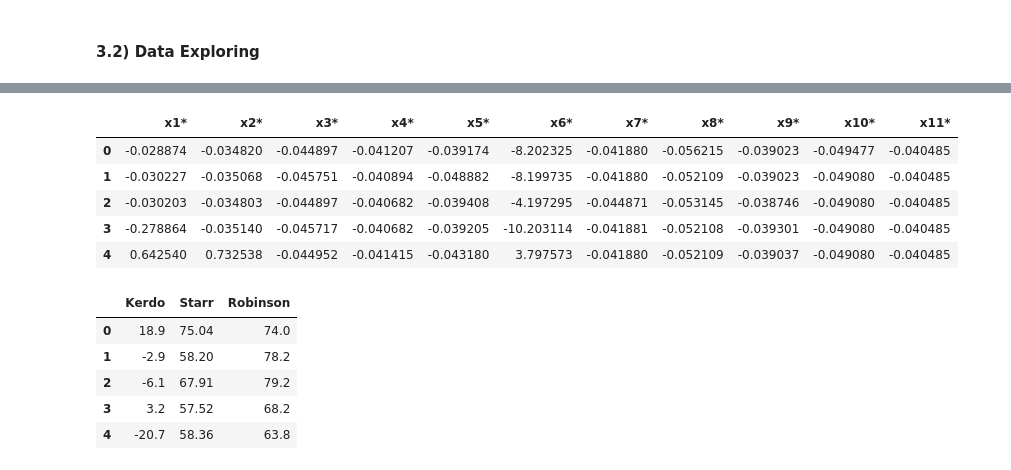
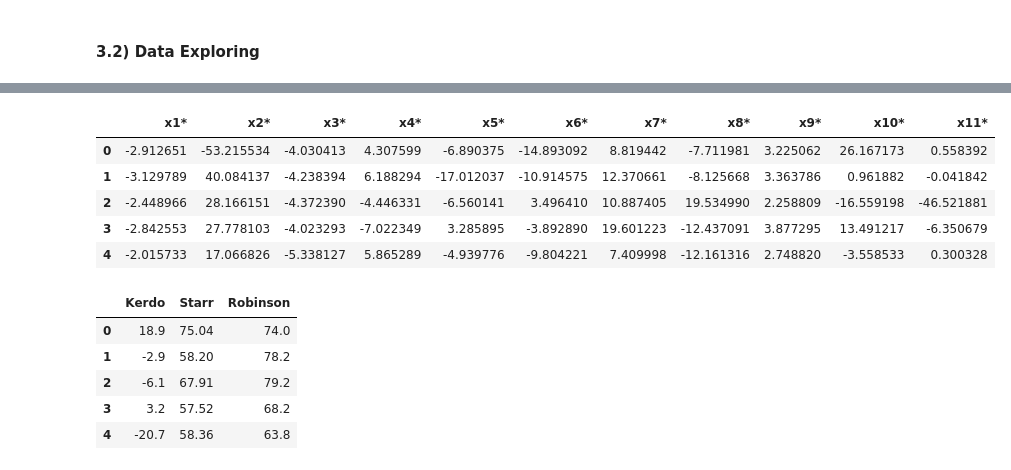
Before and after one commit to HoltechHard/health_index_v2, a Jupyter notebook: Iteration_4/mlops_v6.ipynb, the cells around one changed output, grey strips where cells are left out. Drawn from its saved outputs; the diff is of its cells as text; code cells hidden in the pictures.

```diff
--- a/Iteration_4/mlops_v6.ipynb
+++ b/Iteration_4/mlops_v6.ipynb
@@ -8,7 +8,7 @@ import pandas as pd
 import matplotlib.pyplot as plt
 # %%
 # load X 11-d dimensionality reducted
-data_inputs = pd.read_excel("dataset/compressed_11d_v2.xlsx")
+data_inputs = pd.read_excel("dataset/compressed_to_11d.xlsx")
 data_inputs.head()
 # %% [output]
 |  | x1* | x2* | x3* | x4* | x5* | x6* | x7* | x8* | x9* | x10* | x11* |
@@ -100,11 +325,11 @@ hist_frequencies(data_indexes, bins = 8)
 # %%
-x_all = data_indexes.iloc[:, :-3]
-x_all.head()
+x = data_indexes.iloc[:, :-3]
+x.head()
 # %% [output]
 |  | x1* | x2* | x3* | x4* | x5* | x6* | x7* | x8* | x9* | x10* | x11* |
-| 0 | -0.028874 | -0.034820 | -0.044897 | -0.041207 | -0.039174 | -8.202325 | -0.041880 | -0.056215 | -0.039023 | -0.049477 | -0.040485 |
-| 1 | -0.030227 | -0.035068 | -0.045751 | -0.040894 | -0.048882 | -8.199735 | -0.041880 | -0.052109 | -0.039023 | -0.049080 | -0.040485 |
-| 2 | -0.030203 | -0.034803 | -0.044897 | -0.040682 | -0.039408 | -4.197295 | -0.044871 | -0.053145 | -0.038746 | -0.049080 | -0.040485 |
-| 3 | -0.278864 | -0.035140 | -0.045717 | -0.040682 | -0.039205 | -10.203114 | -0.041881 | -0.052108 | -0.039301 | -0.049080 | -0.040485 |
-| 4 | 0.642540 | 0.732538 | -0.044952 | -0.041415 | -0.043180 | 3.797573 | -0.041880 | -0.052109 | -0.039037 | -0.049080 | -0.040485 |
+| 0 | -2.912651 | -53.215534 | -4.030413 | 4.307599 | -6.890375 | -14.893092 | 8.819442 | -7.711981 | 3.225062 | 26.167173 | 0.558392 |
+| 1 | -3.129789 | 40.084137 | -4.238394 | 6.188294 | -17.012037 | -10.914575 | 12.370661 | -8.125668 | 3.363786 | 0.961882 | -0.041842 |
+| 2 | -2.448966 | 28.166151 | -4.372390 | -4.446331 | -6.560141 | 3.496410 | 10.887405 | 19.534990 | 2.258809 | -16.559198 | -46.521881 |
+| 3 | -2.842553 | 27.778103 | -4.023293 | -7.022349 | 3.285895 | -3.892890 | 19.601223 | -12.437091 | 3.877295 | 13.491217 | -6.350679 |
+| 4 | -2.015733 | 17.066826 | -5.338127 | 5.865289 | -4.939776 | -9.804221 | 7.409998 | -12.161316 | 2.748820 | -3.558533 | 0.300328 |
 # %%
```
Also changed, not shown: parts of 13 cells of this notebook.
